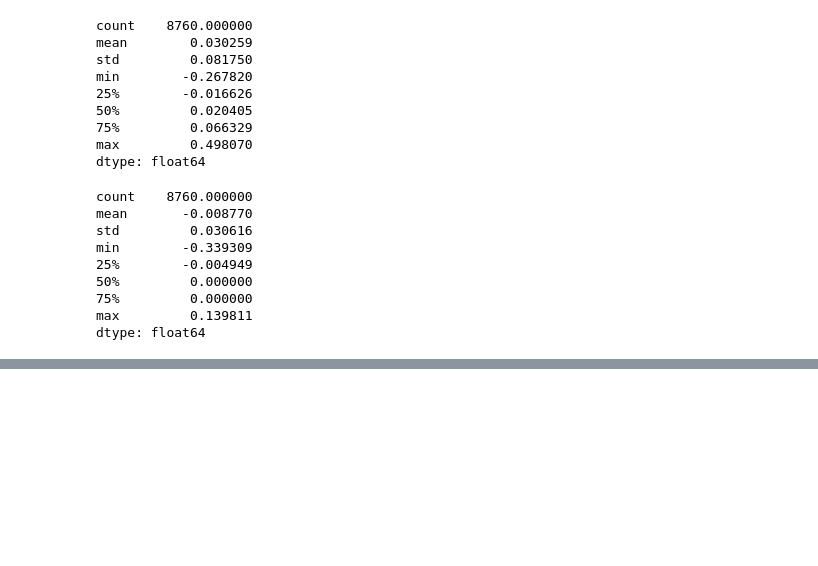
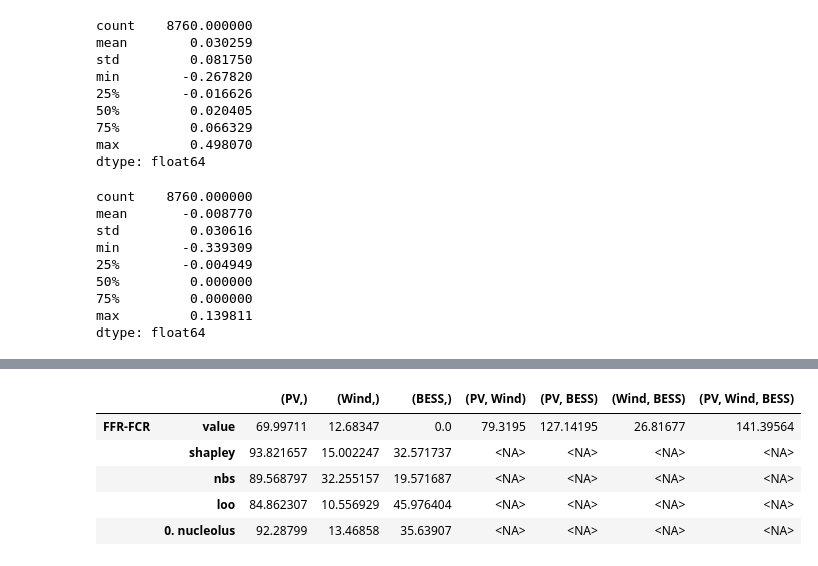
Before and after one commit to cvonholly/dvpp_reward_mechanism, a Jupyter notebook: frequency_analysis.ipynb, the cells around one changed output, grey strips where cells are left out. Cells and saved outputs as stored; diff of their text form; code cells hidden in the pictures; blank space fills up the shorter version.

```diff
--- a/frequency_analysis.ipynb
+++ b/frequency_analysis.ipynb
@@ -175,0 +296,12 @@ dtype: float64
+# %%
+df_realized[df_realized < 0] = 0  # set values below zero to zero
+# %%
+df_realized_mechanisms = add_reward_mechanisms(df_realized, players, add_LOO=True)
+df_realized_mechanisms
+# %% [output]
+|  |  | (PV,) | (Wind,) | (BESS,) | (PV, Wind) | (PV, BESS) | (Wind, BESS) | (PV, Wind, BESS) |
+| FFR-FCR | value | 69.99711 | 12.68347 | 0.0 | 79.3195 | 127.14195 | 26.81677 | 141.39564 |
+|  | shapley | 93.821657 | 15.002247 | 32.571737 | <NA> | <NA> | <NA> | <NA> |
+|  | nbs | 89.568797 | 32.255157 | 19.571687 | <NA> | <NA> | <NA> | <NA> |
+|  | loo | 84.862307 | 10.556929 | 45.976404 | <NA> | <NA> | <NA> | <NA> |
+|  | 0. nucleolus | 92.28799 | 13.46858 | 35.63907 | <NA> | <NA> | <NA> | <NA> |
```
Also changed, not shown: parts of 14 cells of this notebook, 5 other files.
